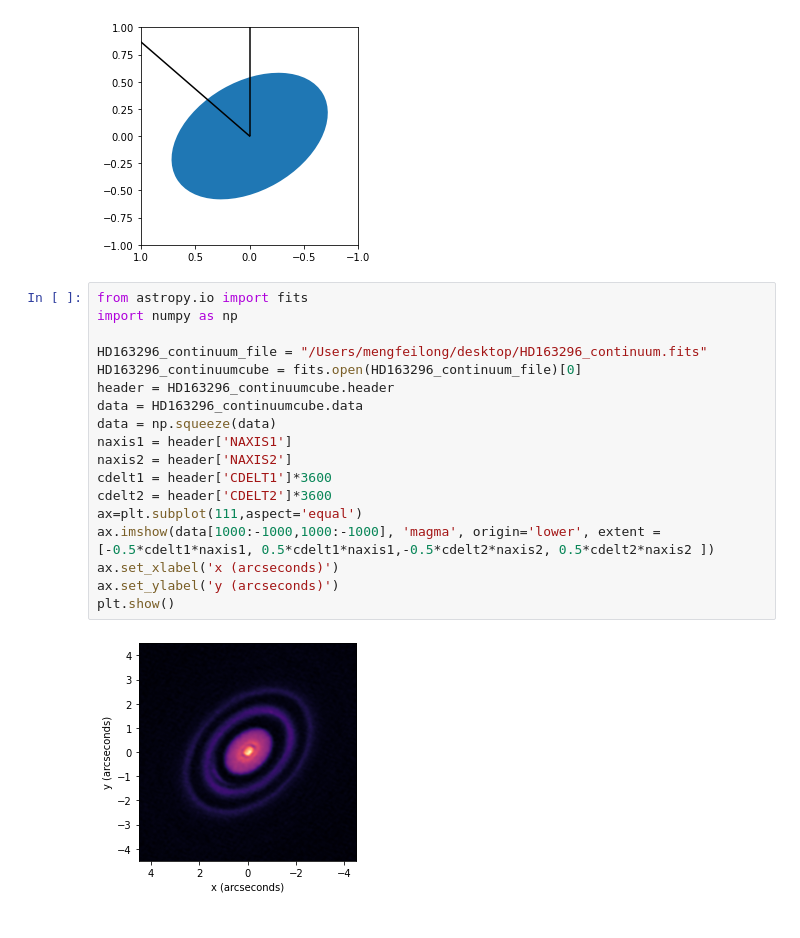
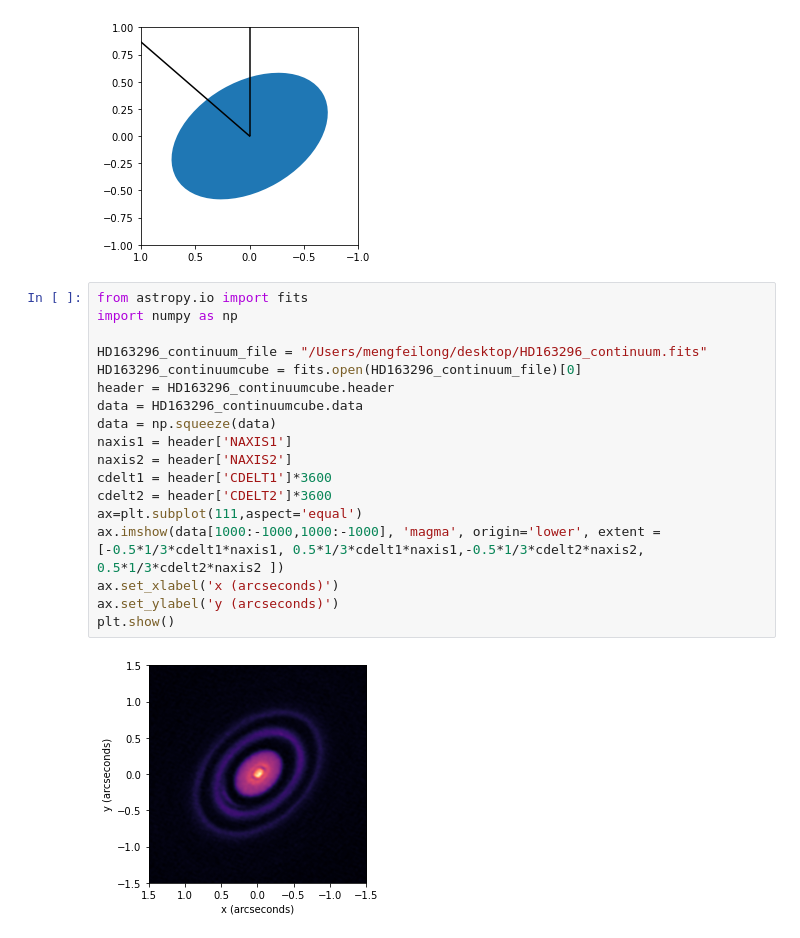
Before and after one commit to feilongm/Notebooks, a Jupyter notebook: notebooks/March_19.ipynb, the cells around one changed output. Cells and saved outputs as stored; diff of their text form.

```diff
--- a/notebooks/March_19.ipynb
+++ b/notebooks/March_19.ipynb
@@ -36,22 +36,22 @@ plt.show()
 # %%
 from astropy.io import fits
 import numpy as np
 
 HD163296_continuum_file = "/Users/mengfeilong/desktop/HD163296_continuum.fits"
 HD163296_continuumcube = fits.open(HD163296_continuum_file)[0]
 header = HD163296_continuumcube.header
 data = HD163296_continuumcube.data
 data = np.squeeze(data)
 naxis1 = header['NAXIS1']
 naxis2 = header['NAXIS2']
 cdelt1 = header['CDELT1']*3600
 cdelt2 = header['CDELT2']*3600
 ax=plt.subplot(111,aspect='equal')
-ax.imshow(data[1000:-1000,1000:-1000], 'magma', origin='lower', extent = [-0.5*cdelt1*naxis1, 0.5*cdelt1*naxis1,-0.5*cdelt2*naxis2, 0.5*cdelt2*naxis2 ])
+ax.imshow(data[1000:-1000,1000:-1000], 'magma', origin='lower', extent = [-0.5*1/3*cdelt1*naxis1, 0.5*1/3*cdelt1*naxis1,-0.5*1/3*cdelt2*naxis2, 0.5*1/3*cdelt2*naxis2 ])
 ax.set_xlabel('x (arcseconds)')
 ax.set_ylabel('y (arcseconds)')
 plt.show()
 # %% [output]
-[figure, old version]
+[figure, new version]
 # %%
 ax=plt.subplot(111,aspect='equal')
```
Also changed, not shown: parts of 1 cell of this notebook.
